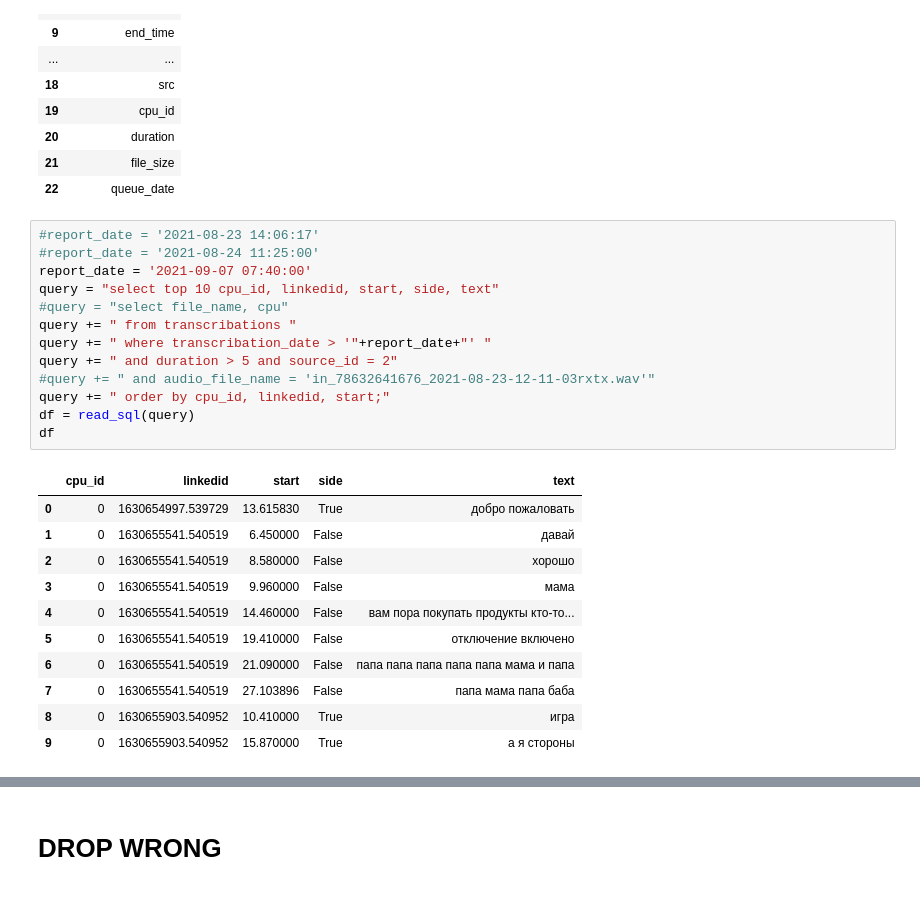
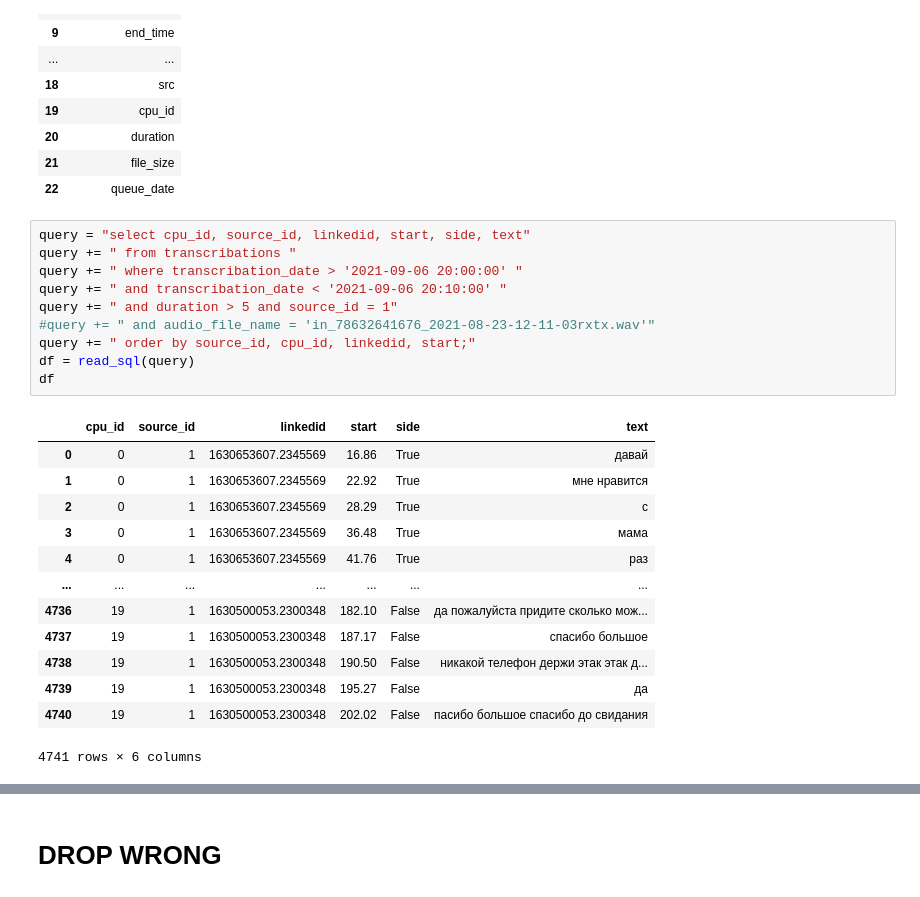
Before and after one commit to format37/call_centre_stt_server, a Jupyter notebook: performance_report.ipynb, the cells around one changed output, grey strips where cells are left out. Drawn from its saved outputs; the diff is of its cells as text.

Commit message:
modified:   vosk_cpu_worker/init_server.py 	modified:   ../performance_report.ipynb

```diff
--- a/performance_report.ipynb
+++ b/performance_report.ipynb
@@ -447,27 +447,26 @@ queue
 | 21 | file_size |
 | 22 | queue_date |
 # %%
-#report_date = '2021-08-23 14:06:17'
-#report_date = '2021-08-24 11:25:00'
-report_date = '2021-09-07 07:40:00'
-query = "select top 10 cpu_id, linkedid, start, side, text"
-#query = "select file_name, cpu"
+query = "select cpu_id, source_id, linkedid, start, side, text"
 query += " from transcribations "
-query += " where transcribation_date > '"+report_date+"' "
-query += " and duration > 5 and source_id = 2"
+query += " where transcribation_date > '2021-09-06 20:00:00' "
+query += " and transcribation_date < '2021-09-06 20:10:00' "
+query += " and duration > 5 and source_id = 1"
 #query += " and audio_file_name = 'in_78632641676_2021-08-23-12-11-03rxtx.wav'"
-query += " order by cpu_id, linkedid, start;"
+query += " order by source_id, cpu_id, linkedid, start;"
 df = read_sql(query)
 df
 # %% [output]
-|  | cpu_id | linkedid | start | side | text |
-| 0 | 0 | 1630654997.539729 | 13.615830 | True | добро пожаловать |
-| 1 | 0 | 1630655541.540519 | 6.450000 | False | давай |
-| 2 | 0 | 1630655541.540519 | 8.580000 | False | хорошо |
-| 3 | 0 | 1630655541.540519 | 9.960000 | False | мама |
-| 4 | 0 | 1630655541.540519 | 14.460000 | False | вам пора покупать продукты кто-то... |
-| 5 | 0 | 1630655541.540519 | 19.410000 | False | отключение включено |
-| 6 | 0 | 1630655541.540519 | 21.090000 | False | папа папа папа папа папа мама и папа |
-| 7 | 0 | 1630655541.540519 | 27.103896 | False | папа мама папа баба |
-| 8 | 0 | 1630655903.540952 | 10.410000 | True | игра |
-| 9 | 0 | 1630655903.540952 | 15.870000 | True | а я стороны |
+|  | cpu_id | source_id | linkedid | start | side | text |
+| 0 | 0 | 1 | 1630653607.2345569 | 16.86 | True | давай |
+| 1 | 0 | 1 | 1630653607.2345569 | 22.92 | True | мне нравится |
+| 2 | 0 | 1 | 1630653607.2345569 | 28.29 | True | с |
+| 3 | 0 | 1 | 1630653607.2345569 | 36.48 | True | мама |
+| 4 | 0 | 1 | 1630653607.2345569 | 41.76 | True | раз |
+| ... | ... | ... | ... | ... | ... | ... |
+| 4736 | 19 | 1 | 1630500053.2300348 | 182.10 | False | да пожалуйста придите сколько мож... |
+| 4737 | 19 | 1 | 1630500053.2300348 | 187.17 | False | спасибо большое |
+| 4738 | 19 | 1 | 1630500053.2300348 | 190.50 | False | никакой телефон держи этак этак д... |
+| 4739 | 19 | 1 | 1630500053.2300348 | 195.27 | False | да |
+| 4740 | 19 | 1 | 1630500053.2300348 | 202.02 | False | пасибо большое спасибо до свидания |
+4741 rows × 6 columns
```
Also changed, not shown: parts of 2 cells of this notebook, 1 other file.
